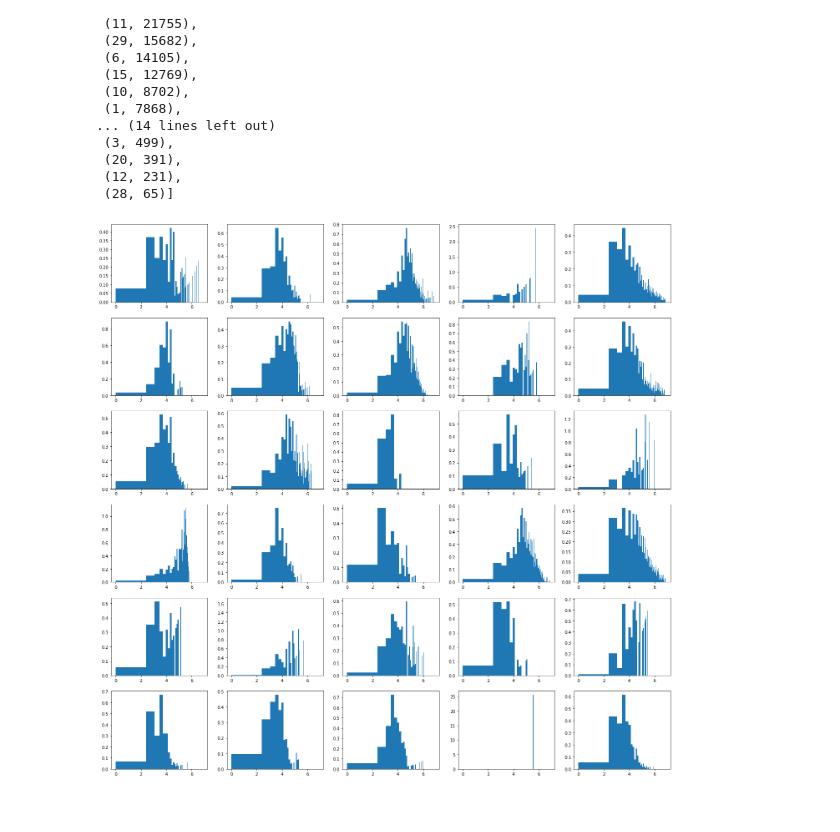
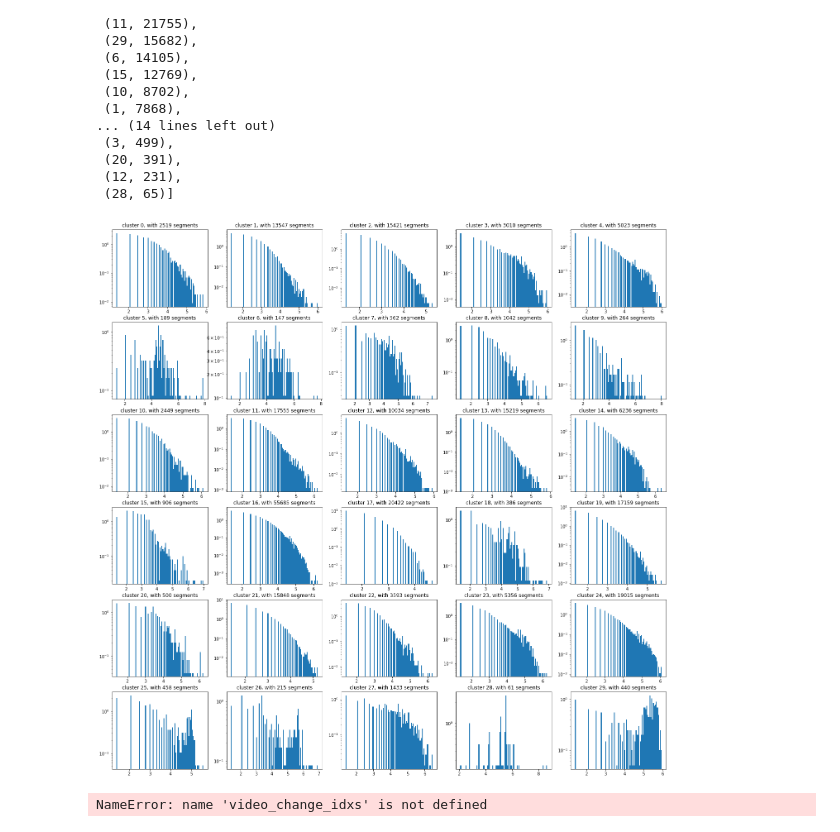
Before and after one commit to ysterin/deep_cluster, a Jupyter notebook: deep_cluster/wavelet_autoencoder.ipynb, the cells around one changed output. Cells and saved outputs as stored; diff of their text form; code cells hidden in the pictures.

```diff
--- a/deep_cluster/wavelet_autoencoder.ipynb
+++ b/deep_cluster/wavelet_autoencoder.ipynb
@@ -43,6 +43,7 @@ for subdir in os.listdir(data_root):
             lfile = data_root/subdir/'Down'/file
             landmark_files.append(lfile)
 # %%
+%pdb on
 from simple_autoencoder import Autoencoder, PLWaveletAutoencoder
-model = PLWaveletAutoencoder(landmark_files, n_neurons=[480, 512, 512, 30], lr=3e-4, patience=20)
+model = PLWaveletAutoencoder(landmark_files, n_neurons=[480, 512, 512, 30], lr=1e-3, patience=20)
 # model.prepare_data()
@@ -49,5 +52,7 @@ model = PLWaveletAutoencoder(landmark_files, n_neurons=[480, 512, 512, 30], lr=3
+# %%
+bx = next(iter(model.train_dataloader()))
 # %%
-trainer = pl.Trainer(gpus=1, progress_bar_refresh_rate=10, max_epochs=100, logger=pl.loggers.WandbLogger("wavelet landmarks autoencoder"))
+trainer = pl.Trainer(gpus=1, progress_bar_refresh_rate=10, max_epochs=50, logger=pl.loggers.WandbLogger("wavelet landmarks autoencoder"))
 trainer.fit(model)
 # %% [output]
 GPU available: True, used: True
@@ -106,13 +134,14 @@ segment_lengths_by_cluster = {c: [seg[2] for seg in segments if seg[0] == c] for
 # %%
 ncols = 5; nrows = 6
 fig, axes = plt.subplots(ncols=ncols, nrows=nrows, figsize=(24, 24))
-
+bins=np.log(np.linspace(1, 1000, 100))
 for i in range(nrows):
     for j in range(ncols):
         cluster_id = i*ncols + j
-        axes[i][j].hist(np.log(segment_lengths_by_cluster[cluster_id]), bins=np.log(np.linspace(1, 1000, 100)), log=False, density=True)
+        axes[i][j].set_title(f"cluster {cluster_id}, with {len(segment_lengths_by_cluster[cluster_id])} segments")
+        axes[i][j].hist(np.log(segment_lengths_by_cluster[cluster_id]), bins=100, log=True, density=True)
 # %% [output]
-[figure, old version]
+[figure, new version]
 # %%
 def split_labels(labels):
     split_at = np.where(np.diff(labels) != 0)[0] + 1
@@ -133,3 +162,5 @@ X_encoded_dict = dict(zip(landmark_files,
 
 segment_dict = dict(zip(landmark_files,
                         map(split_labels, np.split(labels, indices_or_sections=video_change_idxs))))
+# %% [output]
+NameError: name 'video_change_idxs' is not defined
```
Also changed, not shown: parts of 3 cells of this notebook, 6 other files.
